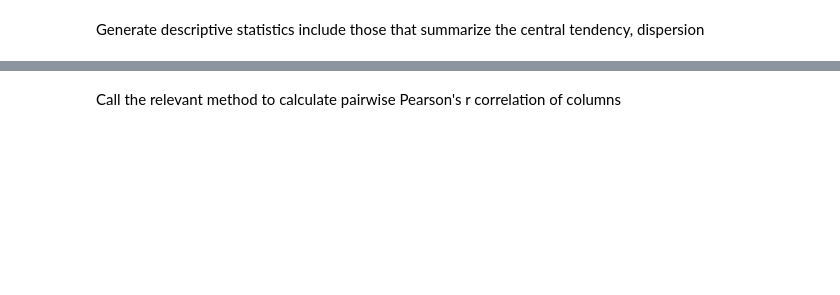
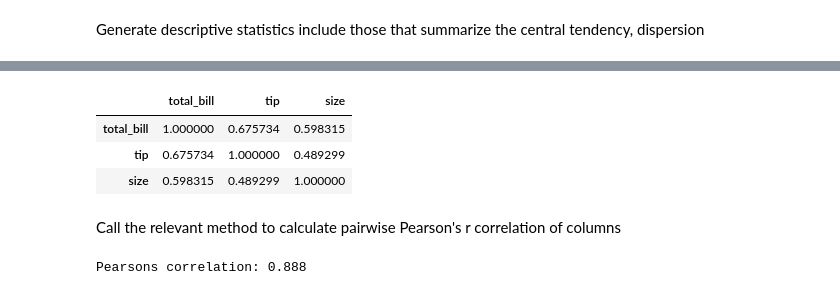
Before and after one commit to Finch46/Finch46, a Jupyter notebook: Stats_Assign_(Central_Tendency&_Dispersion).ipynb, the cells around one changed output, grey strips where cells are left out. Drawn from its saved outputs; the diff is of its cells as text; code cells hidden in the pictures; blank space fills up the shorter version.

```diff
--- a/Stats_Assign_(Central_Tendency&_Dispersion).ipynb
+++ b/Stats_Assign_(Central_Tendency&_Dispersion).ipynb
@@ -139,2 +181,25 @@ Generate descriptive statistics include those that summarize the central tendenc
+# %%
+tips.corr()
+# %% [output]
+|  | total_bill | tip | size |
+| total_bill | 1.000000 | 0.675734 | 0.598315 |
+| tip | 0.675734 | 1.000000 | 0.489299 |
+| size | 0.598315 | 0.489299 | 1.000000 |
 # %% [markdown]
 Call the relevant method to calculate pairwise Pearson's r correlation of columns
+# %%
+
+
+from numpy.random import randn
+from numpy.random import seed
+from scipy.stats import pearsonr
+
+seed(1)
+
+data1 = 20 * randn(1000) + 100
+data2 = data1 + (10 * randn(1000) + 50)
+
+corr, _ = pearsonr(data1, data2)
+print('Pearsons correlation: %.3f' % corr)
+# %% [output]
+Pearsons correlation: 0.888
```
Also changed, not shown: parts of 12 cells of this notebook.
